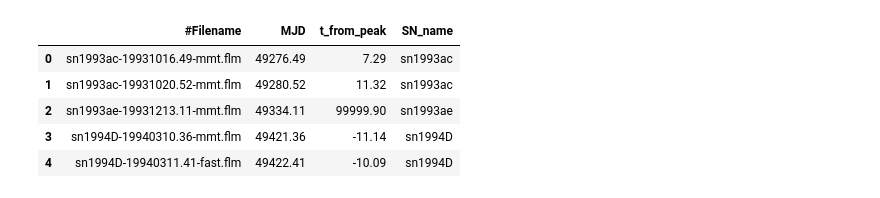
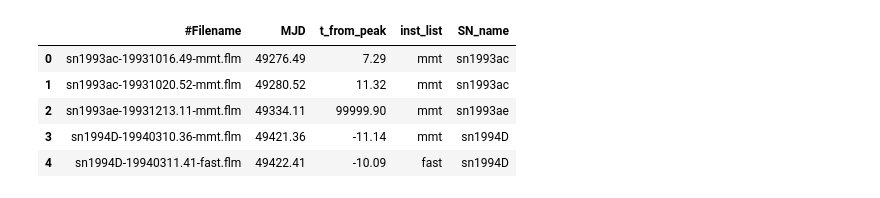
Before and after one commit to ireis/SNIa, a Jupyter notebook: data_exploration.ipynb, the cells around one changed output. Drawn from its saved outputs; the diff is of its cells as text; code cells hidden in the pictures.

Commit message:
update data explore nb

```diff
--- a/data_exploration.ipynb
+++ b/data_exploration.ipynb
@@ -6,12 +7,13 @@ import matplotlib.pyplot as plt
 %matplotlib notebook
 # %%
 reload(load_data)
-SN_df = load_data.load_SN_spec_df()
-SN_df.head()
+SN_df, SN_spec_df = load_data.load_SN_spec_df()
-# %% [output]
-|  | #Filename | MJD | t_from_peak | SN_name |
-| 0 | sn1993ac-19931016.49-mmt.flm | 49276.49 | 7.29 | sn1993ac |
-| 1 | sn1993ac-19931020.52-mmt.flm | 49280.52 | 11.32 | sn1993ac |
-| 2 | sn1993ae-19931213.11-mmt.flm | 49334.11 | 99999.90 | sn1993ae |
-| 3 | sn1994D-19940310.36-mmt.flm | 49421.36 | -11.14 | sn1994D |
-| 4 | sn1994D-19940311.41-fast.flm | 49422.41 | -10.09 | sn1994D |
+# %%
+SN_spec_df.head()
+# %% [output]
+|  | #Filename | MJD | t_from_peak | inst_list | SN_name |
+| 0 | sn1993ac-19931016.49-mmt.flm | 49276.49 | 7.29 | mmt | sn1993ac |
+| 1 | sn1993ac-19931020.52-mmt.flm | 49280.52 | 11.32 | mmt | sn1993ac |
+| 2 | sn1993ae-19931213.11-mmt.flm | 49334.11 | 99999.90 | mmt | sn1993ae |
+| 3 | sn1994D-19940310.36-mmt.flm | 49421.36 | -11.14 | mmt | sn1994D |
+| 4 | sn1994D-19940311.41-fast.flm | 49422.41 | -10.09 | fast | sn1994D |
```
Also changed, not shown: parts of 10 cells of this notebook, 1 other file.
